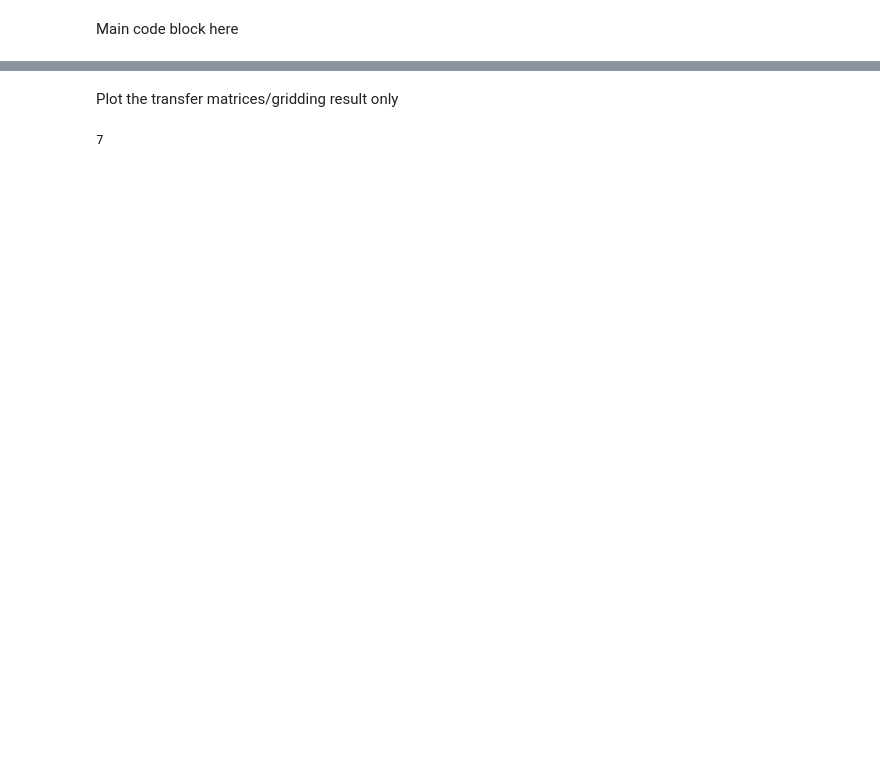
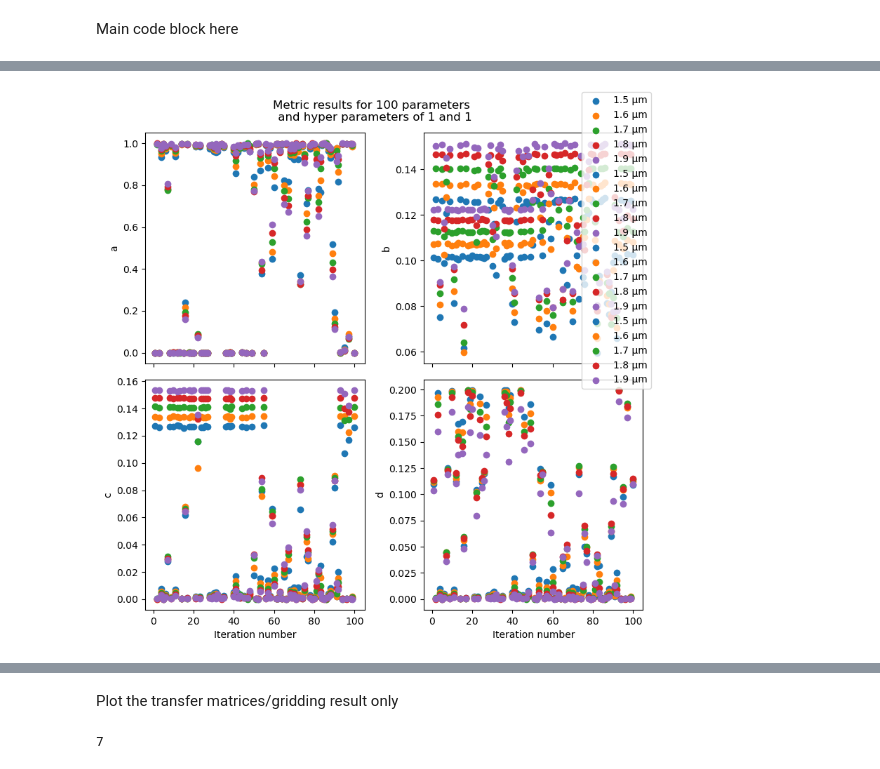
Before and after one commit to SAIL-Labs/RSoft-Automaton, a Jupyter notebook: Data_Manip.ipynb, the cells around one changed output, grey strips where cells are left out. Saved outputs shown, nothing was run; the diff lists cells and outputs as text; code cells hidden in the pictures; blank space fills up the shorter version.

```diff
--- a/Data_Manip.ipynb
+++ b/Data_Manip.ipynb
@@ -130,7 +133,7 @@ simulation_val = {
     "mode_vals": mode_vals,
     "radial_mode_vals": radial_mode_vals,
     "launch_type": LaunchType.SM,
-    "free_space_wavelength": [1.5, 1.6],
+    "free_space_wavelength": [1.5, 1.6, 1.7, 1.8, 1.9],
     # "monitor_type": Monitor_Prop.FIBRE_MODE_POWER,
     "mon_type": "port_mon",
     "port_mon_file": "7MCF.m00",#19cPL.m00", #"femtmp.m00", #
@@ -138,8 +141,8 @@ simulation_val = {
     "plot_centre_core": True,
     # Note: if core_neff is specified in fixed_params you do not need to specify this!
     "core_neff": 1.4467895, #0.0122895
-    "grid_size": 2,#0.37,
-    "grid_size_y": 2, #0.37,
+    "grid_size": 0.37,
+    "grid_size_y": 0.37,
     "step_size": 1,
     "launch_tilt": 1,
     # "launch_mode": 0,
@@ -147,7 +150,7 @@ simulation_val = {
     "launch_normalization": 1,
     "core_to_monitor": 1, #note this is after reordering!
     "metric": 'TF', #'TF',
-    "num_paras": 5, # number of samples to choose
+    "num_paras": 100, # number of samples to choose
     "skip_core": None, #[5],
     "add_cladding_to_cores": None,#[0,1,2,3,4,5,6],[0,1,2,3,4,5,6,7],
     "fixed_fem_file": False,
@@ -192,6 +195,7 @@ else:
                          taper_min, taper_max,
                          gridding = gridding, total_calls = simulation_val["num_paras"],
                          simulate_tf_metric = simulate_tf_metric)
+print("Simulation Complete!")
 
 if simulate_tf_metric:
     '''
@@ -239,7 +243,7 @@ if simulate_tf_metric:
         ax.scatter(batch_numbers, d[:,j],label=f"{w} µm")
         ax.set_ylabel("d")
         ax.set_xlabel("Iteration number")
-    fig_metric.title(f"Metric results for {simulation_val['num_paras']} parameters \n and hyper parameters of {hyp_param_b} and {hyp_param_c}")
+    plt.title(f"Metric results for {simulation_val['num_paras']} parameters \n and hyper parameters of {hyp_param_b} and {hyp_param_c}")
     fig_metric.legend()
     fig_metric.tight_layout()
     fig_metric.show()
@@ -295,0 +374,89 @@ Trying core_diam: 7.256, Core neff: 1.446, Taper_L: 44991.279
+# %%
+'''
+save results for plotting/analysis
+'''
+
+# Unpack results
+x_iters = [r["params"] for r in tf_list]  # parameter sets
+y_vals = [r["result"] for r in tf_list]  # throughput values
+metric = [r["Loss Metric"] for r in tf_list] # array containing the loss metrics
+
+simulated_wavelength = np.array([arr[:,0] for arr in metric])
+unique_waves = np.unique(simulated_wavelength)
+a = np.array([arr[:,1] for arr in metric])
+b = np.array([arr[:,2] for arr in metric])
+c = np.array([arr[:,3] for arr in metric])
+d = np.array([arr[:,4] for arr in metric])
+
+batch_numbers = [r['Iteration'] for r in tf_list]
+
+# core_neff = [params[0] for params in x_iters]
+core_diam = [params[0] for params in x_iters]
+core_neff = [params[1] for params in x_iters]
+taper_length = [params[2] for params in x_iters]
+throughput = [y for y in y_vals]
+hyp_param_b = simulation_val.get("hyp_param_b", Simulation_params["hyp_param_b"])
+hyp_param_c = simulation_val.get("hyp_param_c", Simulation_params["hyp_param_c"])
+
+fig_metric, axes_metric = plt.subplots(2,2, figsize = (8,8), sharex = True)
+for j, w in enumerate(unique_waves):
+    ax = axes_metric[0,0]
+    ax.scatter(batch_numbers, a[:,j], label=f"{w} µm")
+    ax.set_ylabel("a")
+
+    ax = axes_metric[0,1]
+    ax.scatter(batch_numbers, b[:,j], label=f"{w} µm")
+    ax.set_ylabel("b")
+
+    ax = axes_metric[1,0]
+    ax.scatter(batch_numbers, c[:,j],label=f"{w} µm")
+    ax.set_ylabel("c")
+    ax.set_xlabel("Iteration number")
+
+    ax = axes_metric[1,1]
+    ax.scatter(batch_numbers, d[:,j],label=f"{w} µm")
+    ax.set_ylabel("d")
+    ax.set_xlabel("Iteration number")
+plt.suptitle(f"Metric results for {simulation_val['num_paras']} parameters \n and hyper parameters of {hyp_param_b} and {hyp_param_c}")
+fig_metric.legend()
+fig_metric.tight_layout()
+fig_metric.show()
+fig_metric.savefig(f"Bayesian Opt Results\{simulation_val['num_paras']}_params_gridsize_{simulation_val['grid_size']}bayesianmetric_hyperparam{hyp_param_b}_{hyp_param_c}.png")
+
+# make 3d scatter plot and individual parameter plots
+fig = plt.figure(figsize=(14, 8))
+gs = gridspec.GridSpec(3, 2, width_ratios=[1, 2])  # 3 rows, 2 columns
+plt.suptitle(f"Bayesian Optimiser Results for {simulation_val['num_paras']} parameter sets \n with hyperparams {hyp_param_b} and {hyp_param_c}.png")
+# Core neff vs Core diameter
+ax1 = fig.add_subplot(gs[0, 0])
+comp1 = ax1.scatter(core_diam, core_neff, c=throughput, cmap='viridis_r', s=80, edgecolor='k')
+ax1.set_xlabel(r"Core diameter ($\mu m$)")
+ax1.set_ylabel("Core neff")
+
+# Taper ratio vs Core diameter
+ax2 = fig.add_subplot(gs[1, 0])
+comp2 = ax2.scatter(core_diam, taper_length, c=throughput, cmap='viridis_r', s=80, edgecolor='k')
+ax2.set_xlabel(r"Core diameter ($\mu m$)")
+ax2.set_ylabel(r"Taper Length ($\mu m$)")
+
+# Taper ratio vs Core neff
+ax3 = fig.add_subplot(gs[2, 0])
+comp3 = ax3.scatter(core_neff, taper_length, c=throughput, cmap='viridis_r', s=80, edgecolor='k')
+ax3.set_xlabel("Core neff")
+ax3.set_ylabel(r"Taper Length ($\mu m$)")
+
+ax4 = fig.add_subplot(gs[:, 1], projection='3d')
+comp3d = ax4.scatter(core_diam, core_neff, taper_length, c=throughput, cmap='viridis_r', s=50, edgecolor='k')
+ax4.set_xlabel(r'Core diameter ($\mu m$)')
+ax4.set_ylabel("Core neff")
+ax4.set_zlabel(r"Taper Length ($\mu m$)")
+cbar4 = plt.colorbar(comp3d, ax=ax4, shrink=0.6)
+cbar4.set_label("Loss Function")
+
+plt.tight_layout()
+plt.show()
+fig.savefig(f"Bayesian Opt Results\{simulation_val['num_paras']}_params_gridsize_{simulation_val['grid_size']}bayesianresult_hyperparam{hyp_param_b}_{hyp_param_c}.png")
+
+np.save(f"Bayesian Opt Results\{simulation_val['num_paras']}_params_gridsize_{simulation_val['grid_size']}list_of_results_hyperparam{hyp_param_b}_{hyp_param_c}.npy", tf_list, allow_pickle = True)
+# %% [output]
+[figure, added]
```
Also changed, not shown: parts of 4 cells of this notebook, 12 other files.
